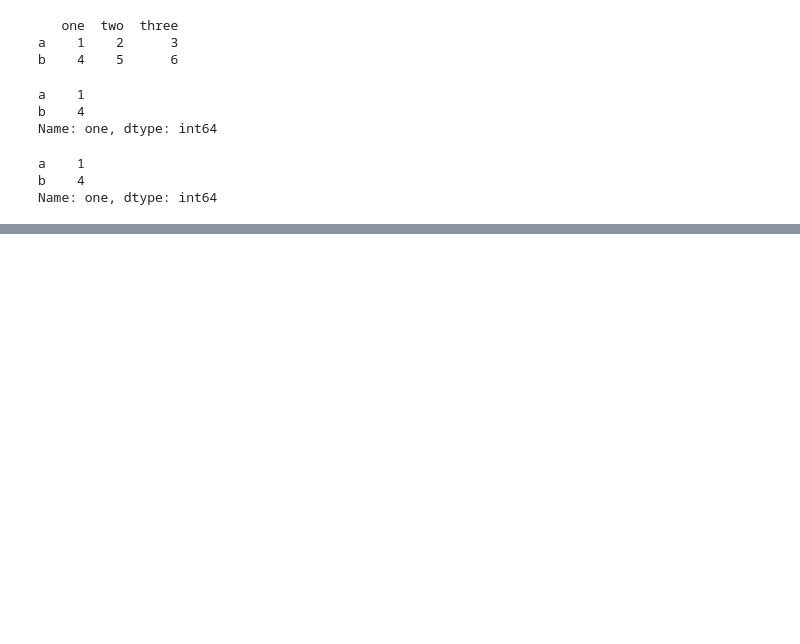
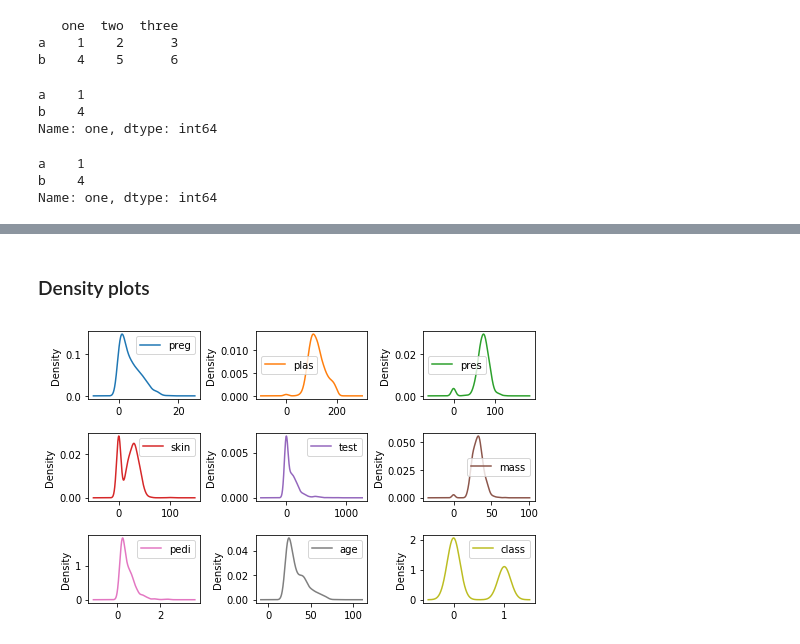
Before and after one commit to dielsonsales/Machine-Learning-Playground, a Jupyter notebook: Machine Learning Experiments.ipynb, the cells around one changed output, grey strips where cells are left out. Drawn from its saved outputs; the diff is of its cells as text; code cells hidden in the pictures; blank space fills up the shorter version.

```diff
--- a/Machine Learning Experiments.ipynb
+++ b/Machine Learning Experiments.ipynb
@@ -51,0 +288,14 @@ Name: one, dtype: int64
+# %% [markdown]
+### Density plots
+# %%
+from matplotlib import pyplot
+from pandas import read_csv
+
+filename = 'pima-indians-diabetes.csv'
+names = ['preg', 'plas', 'pres', 'skin', 'test', 'mass', 'pedi', 'age', 'class']
+data = read_csv(filename, names=names)
+data.plot(kind='density', subplots=True, layout=(3,3), sharex=False, figsize=(8, 5))
+pyplot.subplots_adjust(wspace=0.5, hspace=0.5)
+pyplot.show()
+# %% [output]
+[figure, added]
```
Also changed, not shown: parts of 45 cells of this notebook, 1 other file.
